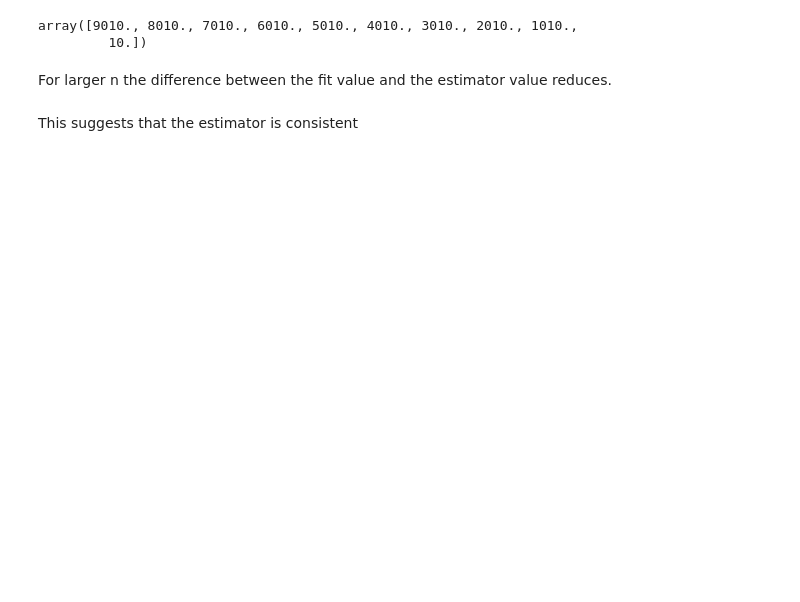
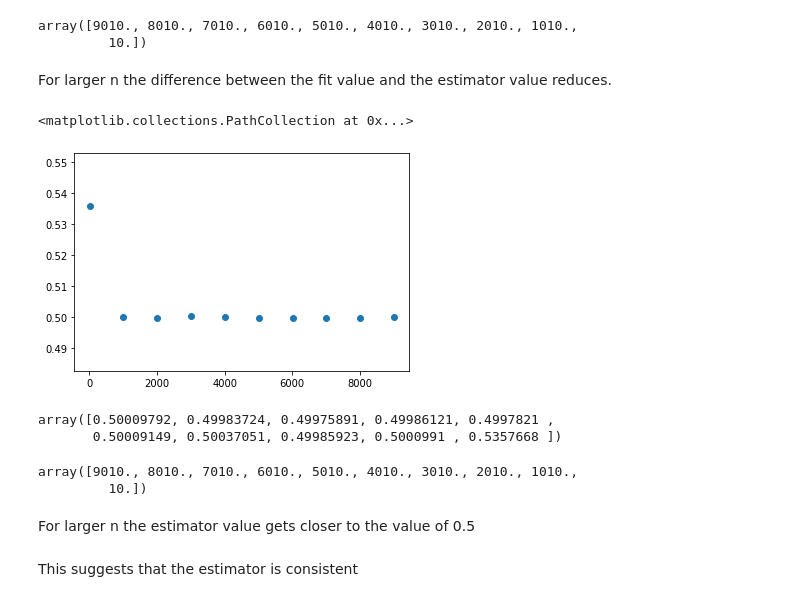
Before and after one commit to aotownsend/StatMethods2022, a Jupyter notebook: submissions/week5/exercise5_HagenMoebius.ipynb, the cells around one changed output. Saved outputs shown, nothing was run; the diff lists cells and outputs as text; code cells hidden in the pictures; blank space fills up the shorter version.

```diff
--- a/submissions/week5/exercise5_HagenMoebius.ipynb
+++ b/submissions/week5/exercise5_HagenMoebius.ipynb
@@ -211,5 +239,22 @@ array([9010., 8010., 7010., 6010., 5010., 4010., 3010., 2010., 1010.,
          10.])
 # %% [markdown]
 For larger n the difference between the fit value and the estimator value reduces.
+# %%
+plt.scatter(n_array,estimator_array)
+# %% [output]
+<matplotlib.collections.PathCollection at 0x...>
+[figure, added]
+# %%
+estimator_array
+# %% [output]
+array([0.50009792, 0.49983724, 0.49975891, 0.49986121, 0.4997821 ,
+       0.50009149, 0.50037051, 0.49985923, 0.5000991 , 0.5357668 ])
+# %%
+n_array
+# %% [output]
+array([9010., 8010., 7010., 6010., 5010., 4010., 3010., 2010., 1010.,
+         10.])
+# %% [markdown]
+For larger n the estimator value gets closer to the value of 0.5
 # %% [markdown]
 This suggests that the estimator is consistent
```
Also changed, not shown: parts of 21 cells of this notebook.
